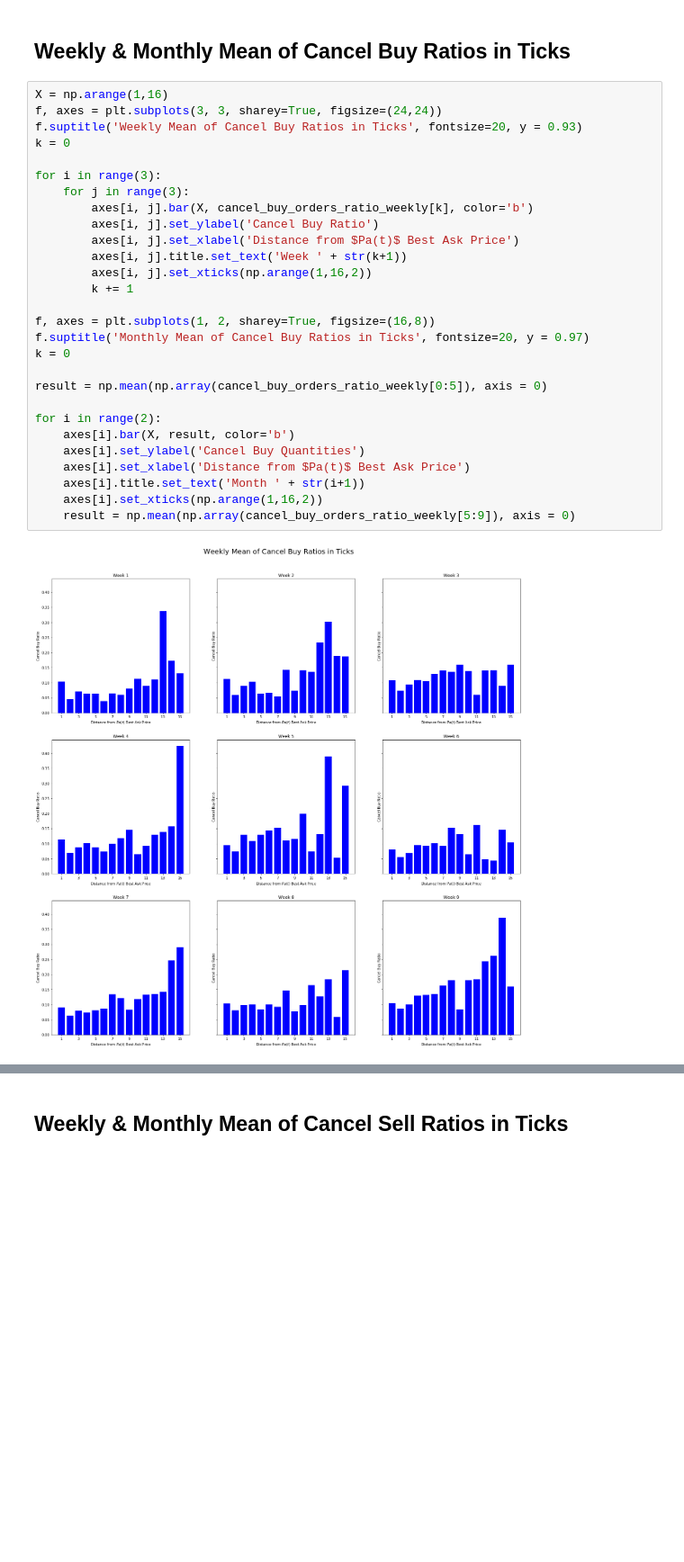
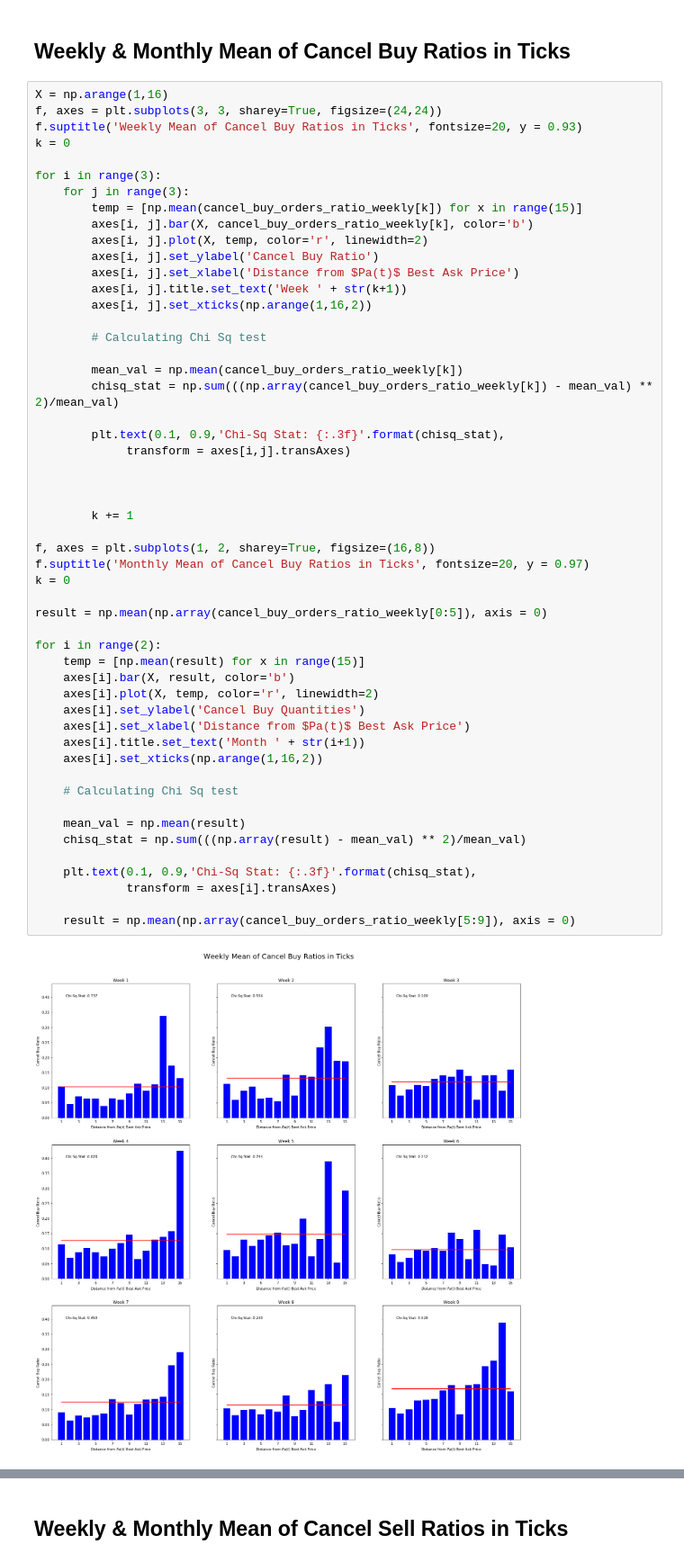
Before and after one commit to beratbrok/Itch, a Jupyter notebook: Jupyter_Notebooks/Execution Probability - P4 - Cancel Orders (Renewed).ipynb, the cells around one changed output, grey strips where cells are left out. Shown: that part at 90% size. Saved outputs shown, nothing was run; the diff lists cells and outputs as text; blank space fills up the shorter version.

Commit message:
Cancel orders added

```diff
--- a/Jupyter_Notebooks/Execution Probability - P4 - Cancel Orders (Renewed).ipynb
+++ b/Jupyter_Notebooks/Execution Probability - P4 - Cancel Orders (Renewed).ipynb
@@ -46,30 +46,54 @@ for week in weeks_in_months:
 # %%
 X = np.arange(1,16)
 f, axes = plt.subplots(3, 3, sharey=True, figsize=(24,24))
 f.suptitle('Weekly Mean of Cancel Buy Ratios in Ticks', fontsize=20, y = 0.93)
 k = 0
 
 for i in range(3):
     for j in range(3):
+        temp = [np.mean(cancel_buy_orders_ratio_weekly[k]) for x in range(15)]
         axes[i, j].bar(X, cancel_buy_orders_ratio_weekly[k], color='b')
+        axes[i, j].plot(X, temp, color='r', linewidth=2)
         axes[i, j].set_ylabel('Cancel Buy Ratio')
         axes[i, j].set_xlabel('Distance from $Pa(t)$ Best Ask Price')
         axes[i, j].title.set_text('Week ' + str(k+1))
         axes[i, j].set_xticks(np.arange(1,16,2))
+
+        # Calculating Chi Sq test
+
+        mean_val = np.mean(cancel_buy_orders_ratio_weekly[k])
+        chisq_stat = np.sum(((np.array(cancel_buy_orders_ratio_weekly[k]) - mean_val) ** 2)/mean_val)
+
+        plt.text(0.1, 0.9,'Chi-Sq Stat: {:.3f}'.format(chisq_stat),
+             transform = axes[i,j].transAxes)
+
+
+
         k += 1
 
 f, axes = plt.subplots(1, 2, sharey=True, figsize=(16,8))
 f.suptitle('Monthly Mean of Cancel Buy Ratios in Ticks', fontsize=20, y = 0.97)
 k = 0
 
 result = np.mean(np.array(cancel_buy_orders_ratio_weekly[0:5]), axis = 0)
 
 for i in range(2):
+    temp = [np.mean(result) for x in range(15)]
     axes[i].bar(X, result, color='b')
+    axes[i].plot(X, temp, color='r', linewidth=2)
     axes[i].set_ylabel('Cancel Buy Quantities')
     axes[i].set_xlabel('Distance from $Pa(t)$ Best Ask Price')
     axes[i].title.set_text('Month ' + str(i+1))
     axes[i].set_xticks(np.arange(1,16,2))
+
+    # Calculating Chi Sq test
+
+    mean_val = np.mean(result)
+    chisq_stat = np.sum(((np.array(result) - mean_val) ** 2)/mean_val)
+
+    plt.text(0.1, 0.9,'Chi-Sq Stat: {:.3f}'.format(chisq_stat),
+             transform = axes[i].transAxes)
+
     result = np.mean(np.array(cancel_buy_orders_ratio_weekly[5:9]), axis = 0)
 # %% [output]
-[figure, old version]
+[figure, new version]
```
Also changed, not shown: parts of 2 cells of this notebook.
